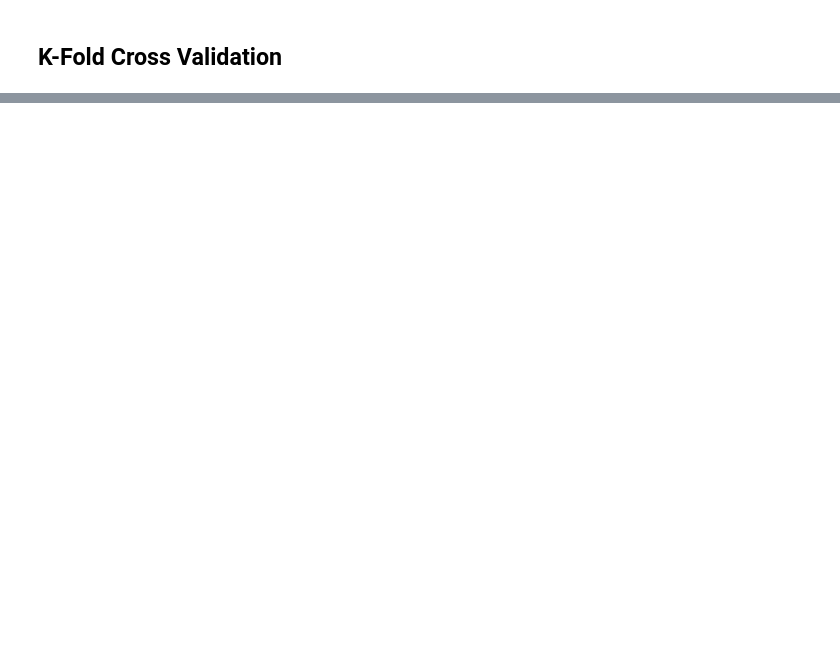
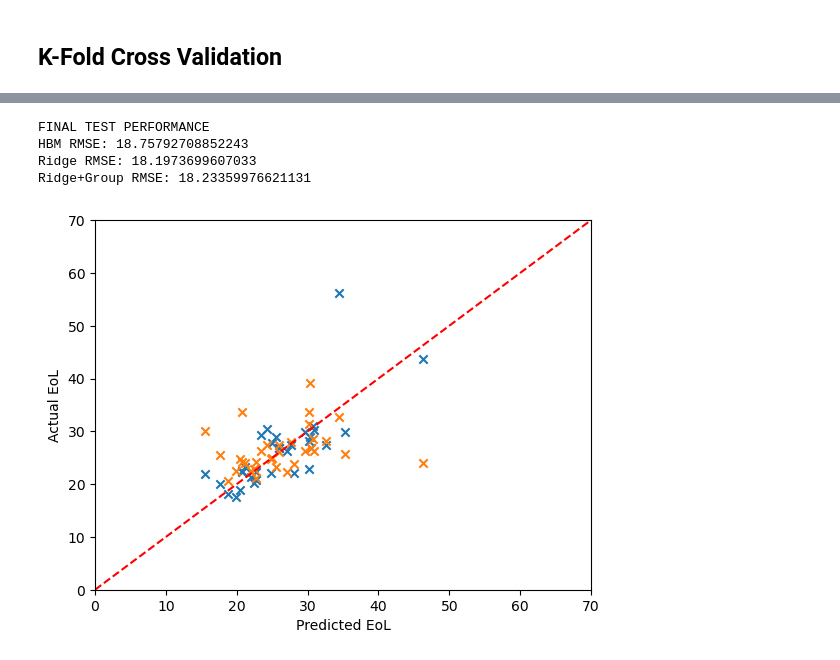
Before and after one commit to mkelsayed/HierarchicalBayesForPredictingBatteryRUL, a Jupyter notebook: src/Analysis.ipynb, the cells around one changed output, grey strips where cells are left out. Cells and saved outputs as stored; diff of their text form; code cells hidden in the pictures; blank space fills up the shorter version.

```diff
--- a/src/Analysis.ipynb
+++ b/src/Analysis.ipynb
@@ -495,0 +367,27 @@ plt.show()
+# %%
+# Testing on final
+
+scaler_X_final = StandardScaler()
+X_train_scaled = scaler_X_final.fit_transform(X_train_full)
+X_test_scaled = scaler_X_final.transform(X_test_final)
+
+ridge_final = Ridge(alpha=1.0)
+ridge_final.fit(X_train_scaled, y_train_full)
+
+y_pred_ridge_test = ridge_final.predict(X_test_scaled)
+
+group_g_train_cell = group_g[groups_train_full]
+group_g_test_cell = group_g[groups_test_final]
+
+X_train_ridge_group = np.column_stack([X_train_scaled, group_g_train_cell])
+X_test_ridge_group = np.column_stack([X_test_scaled, group_g_test_cell])
+
+ridge_group_final = Ridge(alpha=1.0)
+ridge_group_final.fit(X_train_ridge_group, y_train_full)
+
+y_pred_ridge_group_test = ridge_group_final.predict(X_test_ridge_group)
+
+y_test_hbm, y_pred_hbm_test, rmse_hbm_test, mape_hbm_test = run_hbm_cv_fold(
+    X_train_full, y_train_full, groups_train_full, group_g,
+    X_test_final, y_test_final, groups_test_final
+)
@@ -495,0 +403,25 @@ plt.show()
+# %%
+print("\nFINAL TEST PERFORMANCE")
+
+print("HBM RMSE:", rmse_hbm_test)
+print("Ridge RMSE:", np.sqrt(mean_squared_error(y_test_final, y_pred_ridge_test)))
+print("Ridge+Group RMSE:", np.sqrt(mean_squared_error(y_test_final, y_pred_ridge_group_test)))
+# %% [output]
+FINAL TEST PERFORMANCE
+HBM RMSE: 18.75792708852243
+Ridge RMSE: 18.1973699607033
+Ridge+Group RMSE: 18.23359976621131
+# %%
+plt.scatter(y_test_final, y_pred_hbm_test, marker='x', label='HBM')
+plt.scatter(y_test_final, y_pred_ridge_test, marker='x', label='Baseline')
+plt.axline((0, 0), slope=1, color='red', linestyle='--')
+
+plt.xlim(0, 70)
+plt.ylim(0, 70)
+
+plt.xlabel('Predicted EoL')
+plt.ylabel('Actual EoL')
+
+plt.savefig('results_scatterplot.png', dpi=300)
+# %% [output]
+[figure, added]
```
Also changed, not shown: parts of 21 cells of this notebook.
